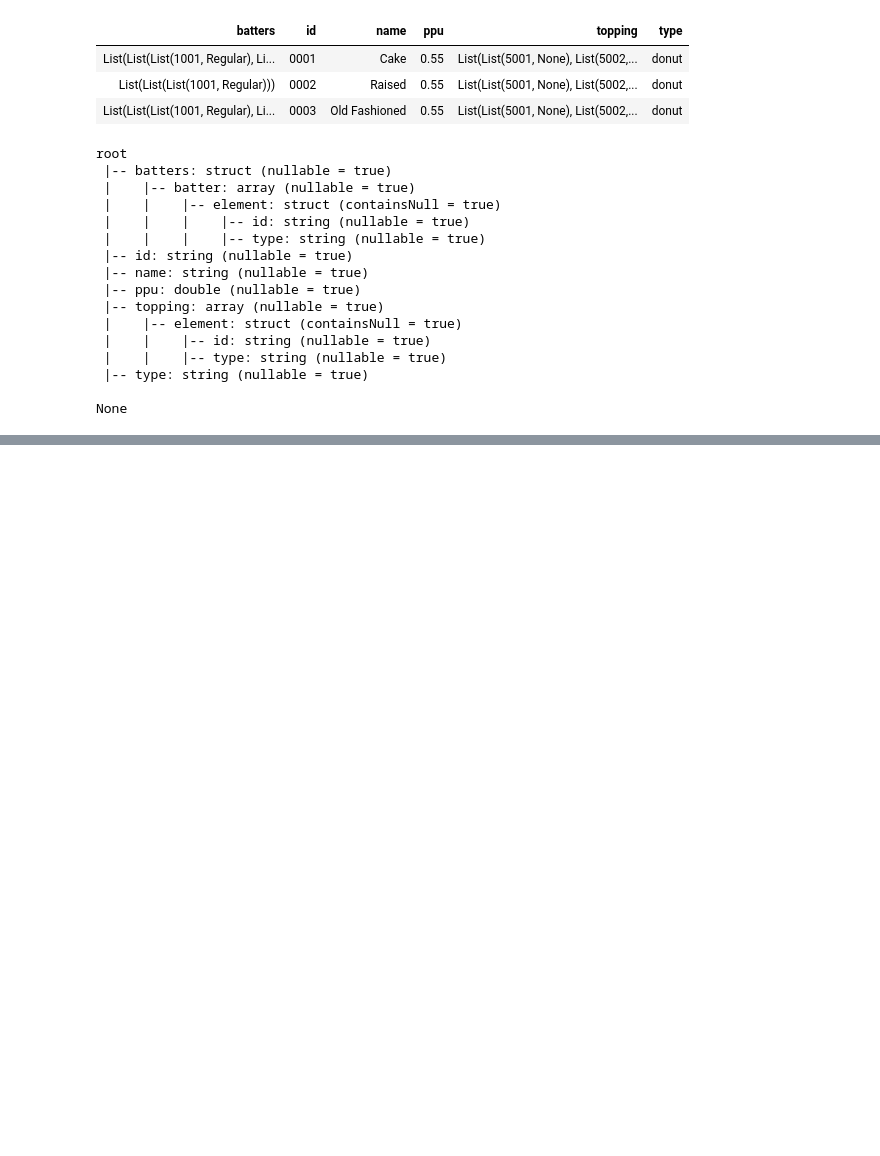
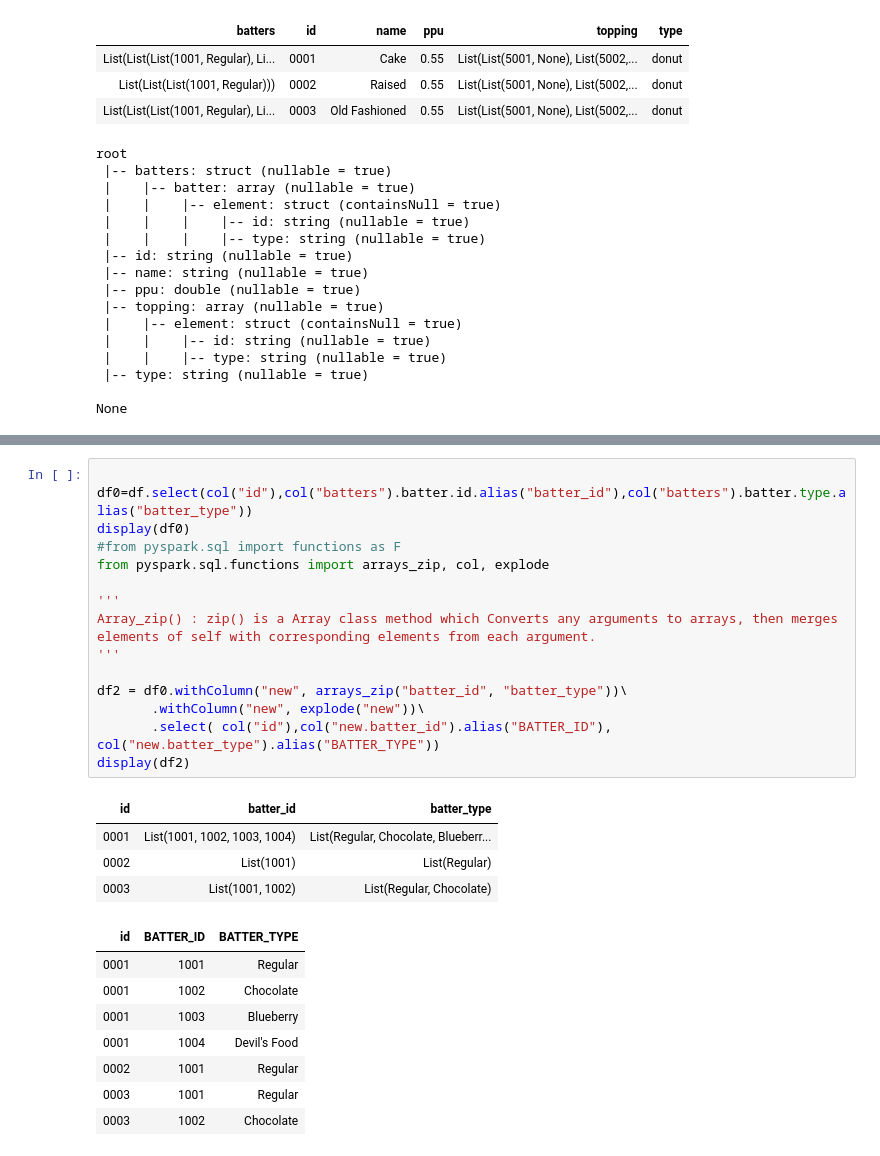
Before and after one commit to ozukun/PySpark_Json, a Jupyter notebook: PySpark Data Op.ipynb, the cells around one changed output, grey strips where cells are left out. Cells and saved outputs as stored; diff of their text form; blank space fills up the shorter version.

```diff
--- a/PySpark Data Op.ipynb
+++ b/PySpark Data Op.ipynb
@@ -388,3 +292,31 @@ display(   df.select(col("id"),col("batters").batter.id,col("batters").batter.ty
 | 0001 | List(1001, 1002, 1003, 1004) | List(Regular, Chocolate, Blueberr... |
 | 0002 | List(1001) | List(Regular) |
 | 0003 | List(1001, 1002) | List(Regular, Chocolate) |
+# %%
+
+df0=df.select(col("id"),col("batters").batter.id.alias("batter_id"),col("batters").batter.type.alias("batter_type"))
+display(df0)
+#from pyspark.sql import functions as F
+from pyspark.sql.functions import arrays_zip, col, explode
+
+'''
+Array_zip() : zip() is a Array class method which Converts any arguments to arrays, then merges elements of self with corresponding elements from each argument.
+'''
+
+df2 = df0.withColumn("new", arrays_zip("batter_id", "batter_type"))\
+       .withColumn("new", explode("new"))\
+       .select( col("id"),col("new.batter_id").alias("BATTER_ID"), col("new.batter_type").alias("BATTER_TYPE"))
+display(df2)
+# %% [output]
+| id | batter_id | batter_type |
+| 0001 | List(1001, 1002, 1003, 1004) | List(Regular, Chocolate, Blueberr... |
+| 0002 | List(1001) | List(Regular) |
+| 0003 | List(1001, 1002) | List(Regular, Chocolate) |
+| id | BATTER_ID | BATTER_TYPE |
+| 0001 | 1001 | Regular |
+| 0001 | 1002 | Chocolate |
+| 0001 | 1003 | Blueberry |
+| 0001 | 1004 | Devil's Food |
+| 0002 | 1001 | Regular |
+| 0003 | 1001 | Regular |
+| 0003 | 1002 | Chocolate |
```
Also changed, not shown: parts of 10 cells of this notebook.
